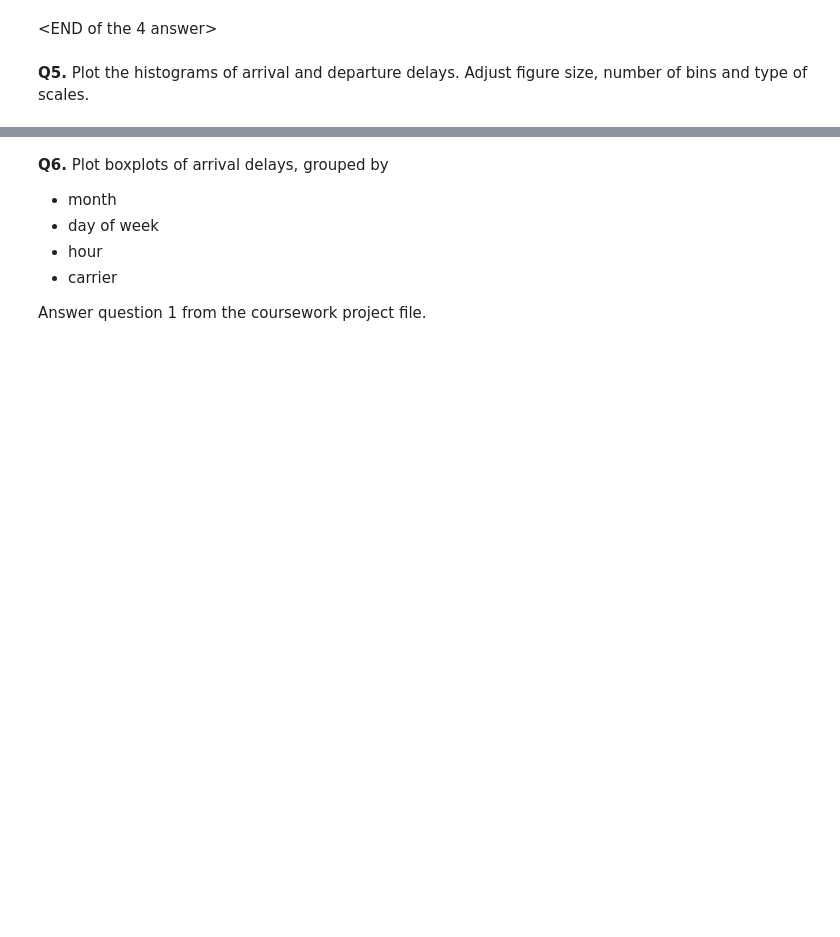
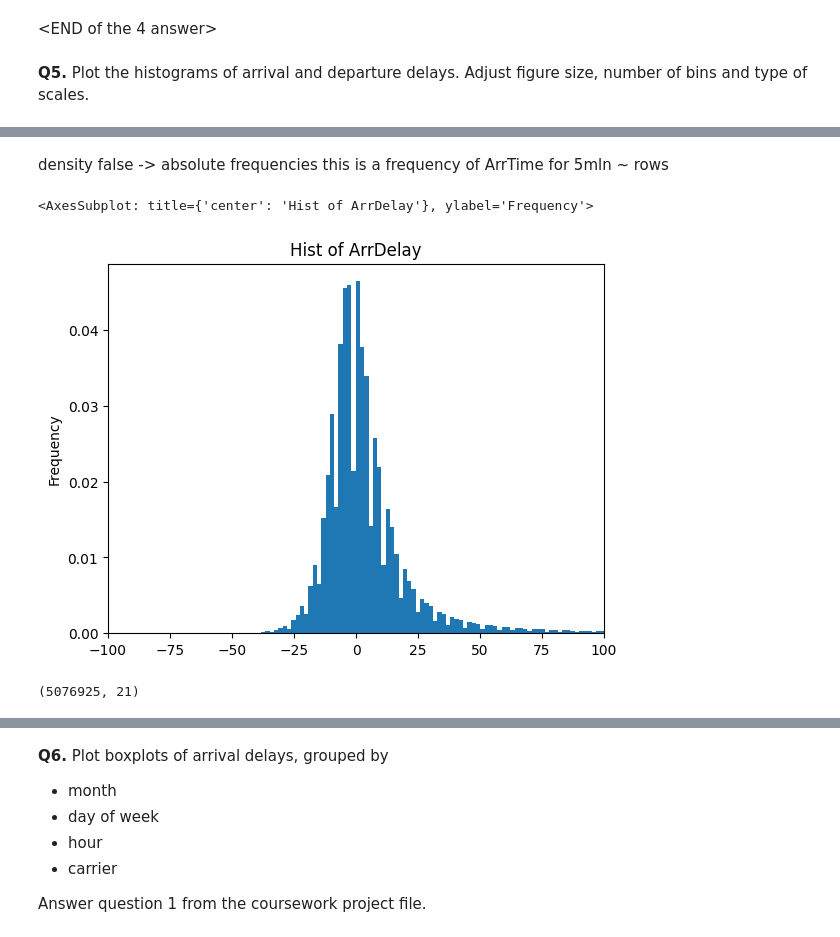
Before and after one commit to CodeForse/ds1_final_exam, a Jupyter notebook: response.ipynb, the cells around one changed output, grey strips where cells are left out. Cells and saved outputs as stored; diff of their text form; code cells hidden in the pictures; blank space fills up the shorter version.

```diff
--- a/response.ipynb
+++ b/response.ipynb
@@ -333,0 +339,12 @@ df.head(10)
+# %% [markdown]
+density false -> absolute frequencies
+this is a frequency of ArrTime for 5mln ~ rows
+# %%
+df['ArrDelay'].plot(kind='hist', bins=1500, alpha=1, title='Hist of ArrDelay', xlim=[-100, 100], density=True)
+# %% [output]
+<AxesSubplot: title={'center': 'Hist of ArrDelay'}, ylabel='Frequency'>
+[figure, added]
+# %%
+df.shape
+# %% [output]
+(5076925, 21)
```
Also changed, not shown: parts of 27 cells of this notebook.
